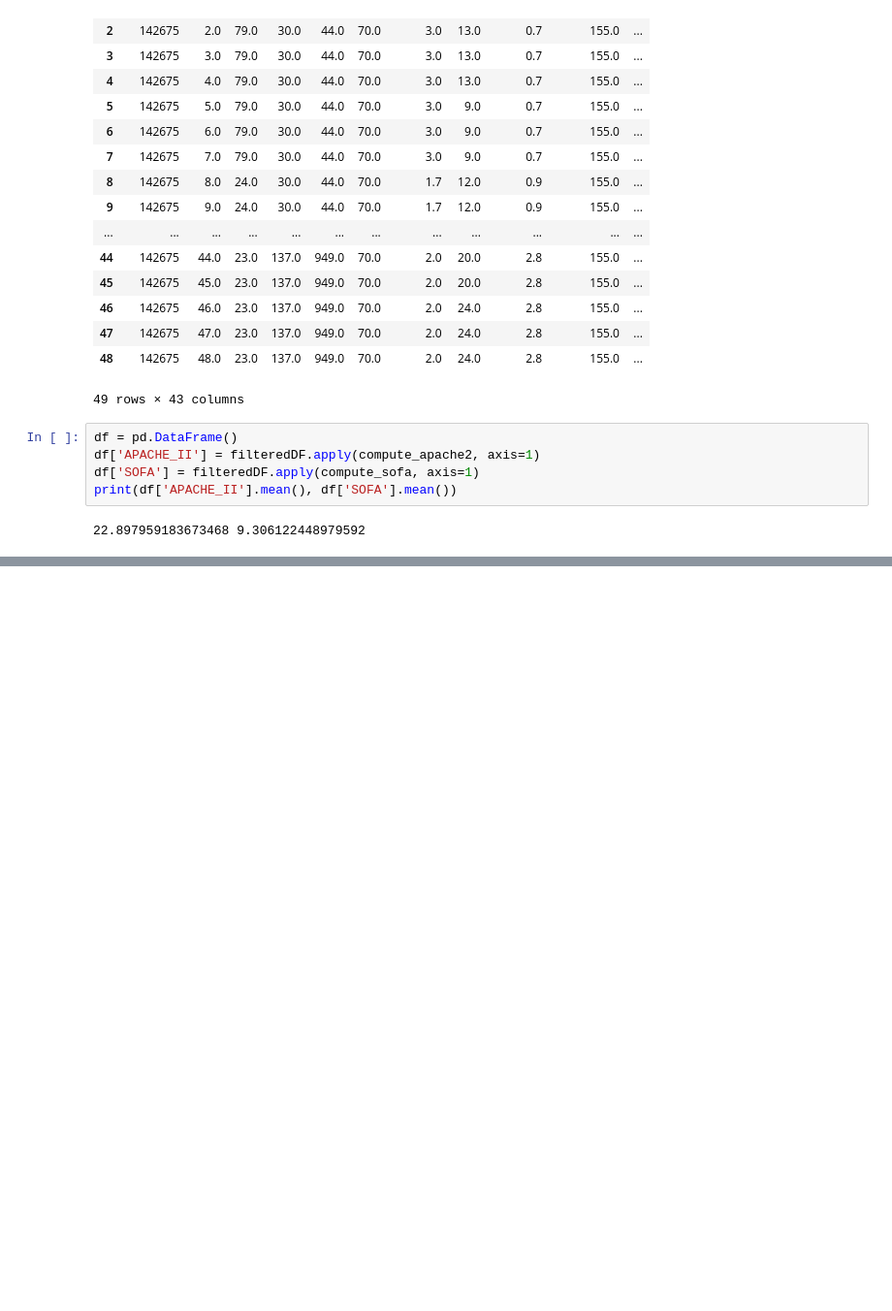
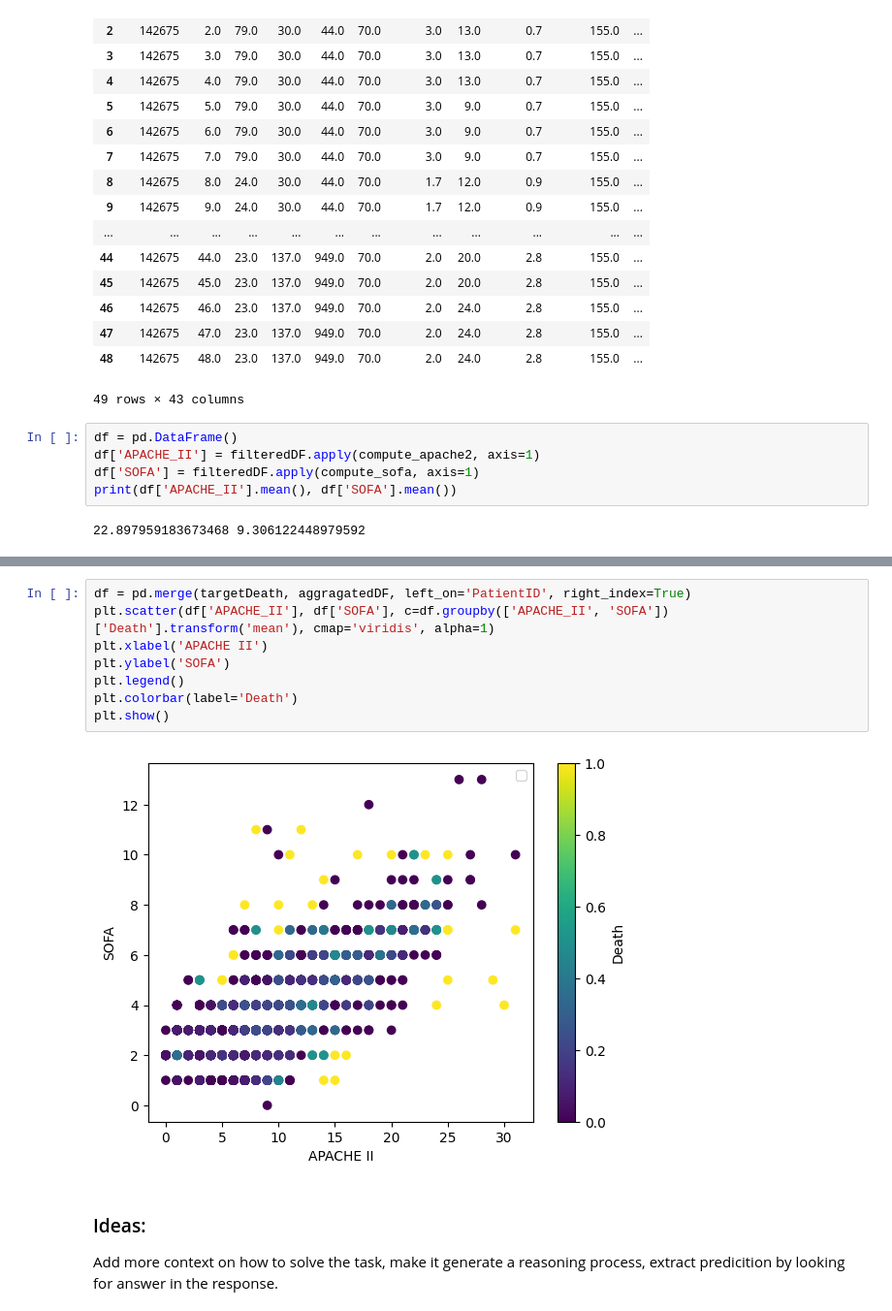
Before and after one commit to gardonig/hcml_projects, a Jupyter notebook: task_1/foundation_models.ipynb, the cells around one changed output, grey strips where cells are left out. Shown: that part at 97% size. Cells and saved outputs as stored; diff of their text form; blank space fills up the shorter version.

```diff
--- a/task_1/foundation_models.ipynb
+++ b/task_1/foundation_models.ipynb
@@ -478,0 +470,12 @@ plt.show()
+# %%
+df = pd.merge(targetDeath, aggragatedDF, left_on='PatientID', right_index=True)
+plt.scatter(df['APACHE_II'], df['SOFA'], c=df.groupby(['APACHE_II', 'SOFA'])['Death'].transform('mean'), cmap='viridis', alpha=1)
+plt.xlabel('APACHE II')
+plt.ylabel('SOFA')
+plt.legend()
+plt.colorbar(label='Death')
+plt.show()
+# %% [output]
+[figure, added]
+# %% [markdown]
+<h3>Ideas:</h3> Add more context on how to solve the task, make it generate a reasoning process, extract predicition by looking for answer in the response.
```
Also changed, not shown: parts of 2 cells of this notebook.
